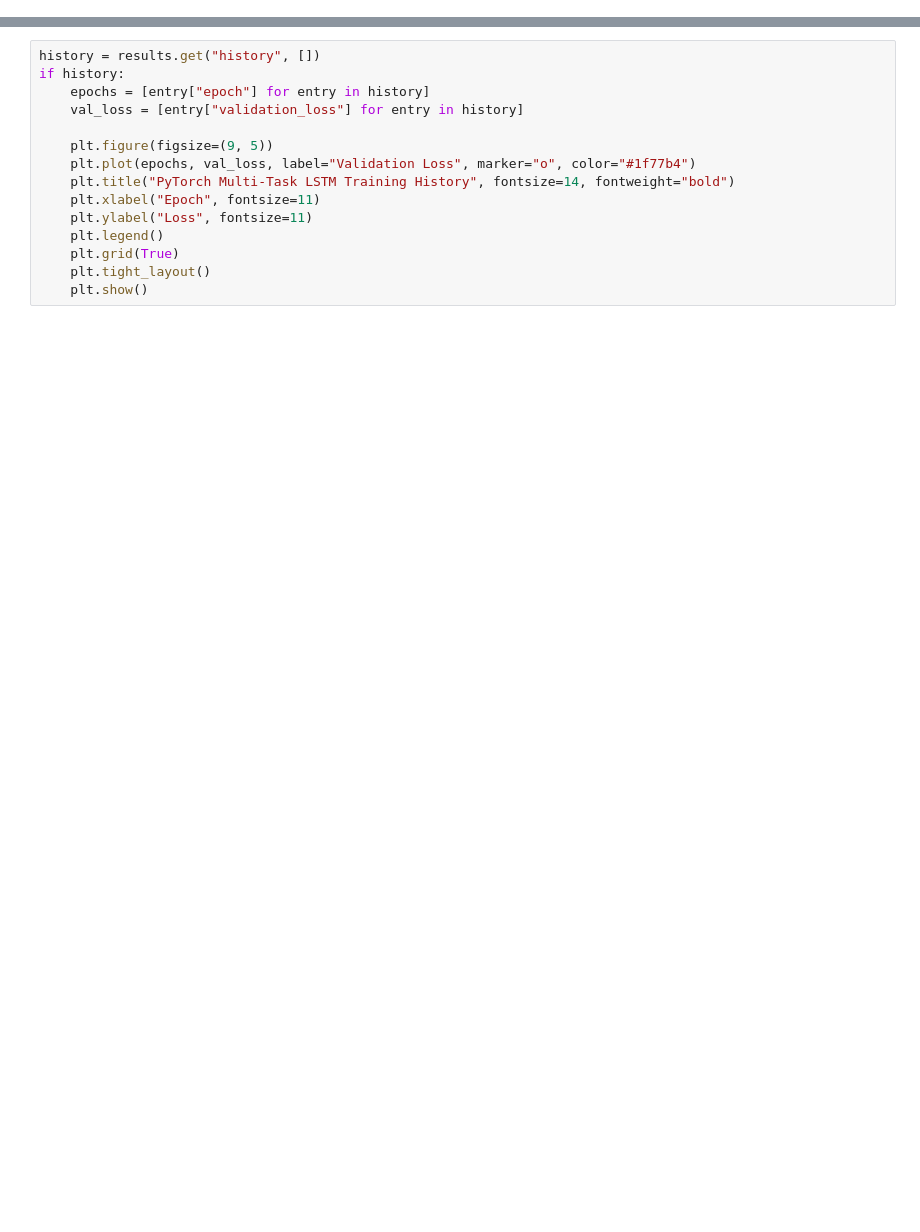
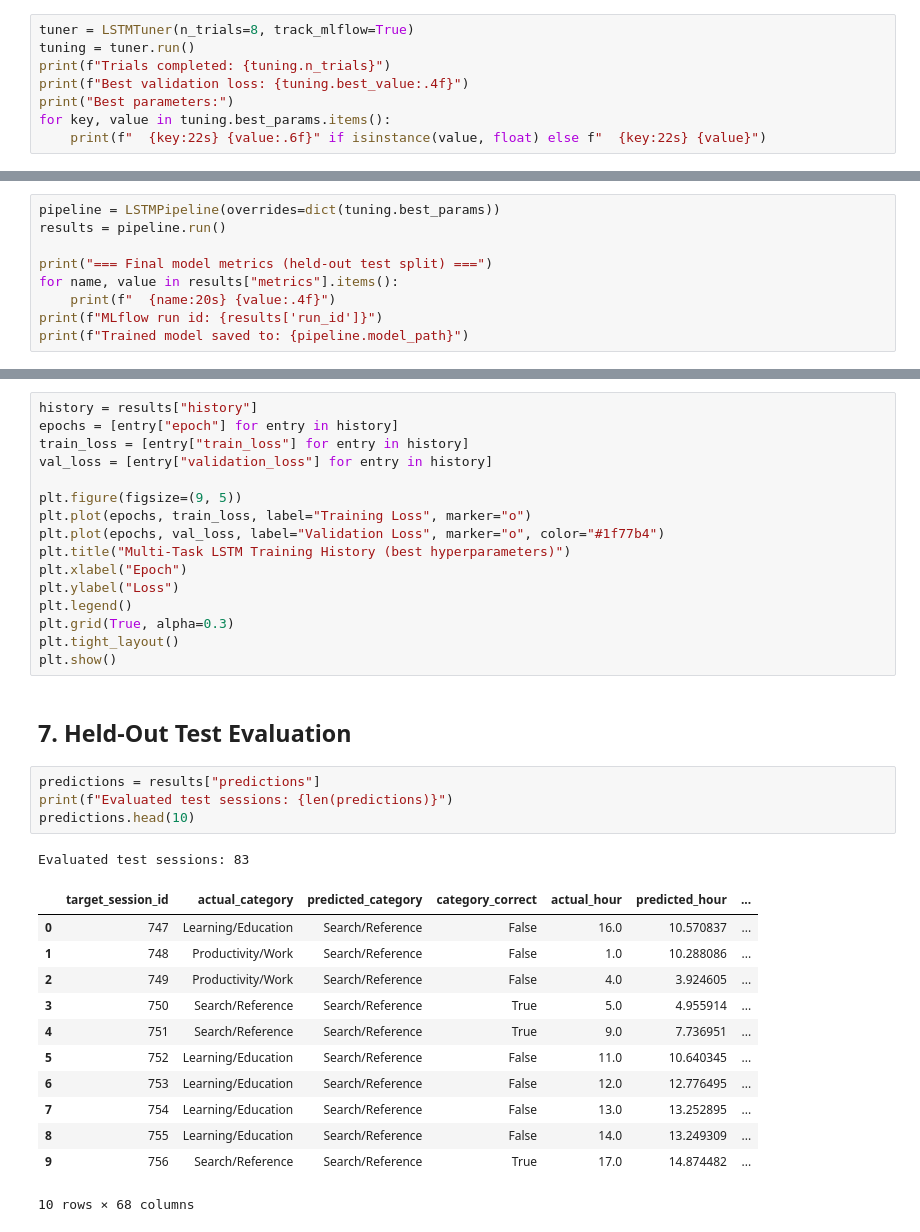
Before and after one commit to abishek-murugan/Intelligent-Browser-Behavior-Analytics-Platform, a Jupyter notebook: notebooks/03_lstm_next_session.ipynb, the cells around one changed output, grey strips where cells are left out. Saved outputs shown, nothing was run; the diff lists cells and outputs as text; blank space fills up the shorter version.

```diff
--- a/notebooks/03_lstm_next_session.ipynb
+++ b/notebooks/03_lstm_next_session.ipynb
@@ -38,0 +154,8 @@ print(f"  - Test Category RMSE: {results['metrics']['test_rmse']:.4f}")
+# %%
+tuner = LSTMTuner(n_trials=8, track_mlflow=True)
+tuning = tuner.run()
+print(f"Trials completed: {tuning.n_trials}")
+print(f"Best validation loss: {tuning.best_value:.4f}")
+print("Best parameters:")
+for key, value in tuning.best_params.items():
+    print(f"  {key:22s} {value:.6f}" if isinstance(value, float) else f"  {key:22s} {value}")
@@ -38,0 +215,9 @@ print(f"  - Test Category RMSE: {results['metrics']['test_rmse']:.4f}")
+# %%
+pipeline = LSTMPipeline(overrides=dict(tuning.best_params))
+results = pipeline.run()
+
+print("=== Final model metrics (held-out test split) ===")
+for name, value in results["metrics"].items():
+    print(f"  {name:20s} {value:.4f}")
+print(f"MLflow run id: {results['run_id']}")
+print(f"Trained model saved to: {pipeline.model_path}")
@@ -41,15 +246,36 @@ print(f"  - Test Category RMSE: {results['metrics']['test_rmse']:.4f}")
 # %%
-history = results.get("history", [])
-if history:
-    epochs = [entry["epoch"] for entry in history]
-    val_loss = [entry["validation_loss"] for entry in history]
+history = results["history"]
+epochs = [entry["epoch"] for entry in history]
+train_loss = [entry["train_loss"] for entry in history]
+val_loss = [entry["validation_loss"] for entry in history]
 
-    plt.figure(figsize=(9, 5))
-    plt.plot(epochs, val_loss, label="Validation Loss", marker="o", color="#1f77b4")
-    plt.title("PyTorch Multi-Task LSTM Training History", fontsize=14, fontweight="bold")
-    plt.xlabel("Epoch", fontsize=11)
-    plt.ylabel("Loss", fontsize=11)
-    plt.legend()
-    plt.grid(True)
-    plt.tight_layout()
-    plt.show()
+plt.figure(figsize=(9, 5))
+plt.plot(epochs, train_loss, label="Training Loss", marker="o")
+plt.plot(epochs, val_loss, label="Validation Loss", marker="o", color="#1f77b4")
+plt.title("Multi-Task LSTM Training History (best hyperparameters)")
+plt.xlabel("Epoch")
+plt.ylabel("Loss")
+plt.legend()
+plt.grid(True, alpha=0.3)
+plt.tight_layout()
+plt.show()
+# %% [markdown]
+## 7. Held-Out Test Evaluation
+# %%
+predictions = results["predictions"]
+print(f"Evaluated test sessions: {len(predictions)}")
+predictions.head(10)
+# %% [output]
+Evaluated test sessions: 83
+|  | target_session_id | actual_category | predicted_category | category_correct | actual_hour | predicted_hour | ... |
+| 0 | 747 | Learning/Education | Search/Reference | False | 16.0 | 10.570837 | ... |
+| 1 | 748 | Productivity/Work | Search/Reference | False | 1.0 | 10.288086 | ... |
+| 2 | 749 | Productivity/Work | Search/Reference | False | 4.0 | 3.924605 | ... |
+| 3 | 750 | Search/Reference | Search/Reference | True | 5.0 | 4.955914 | ... |
+| 4 | 751 | Search/Reference | Search/Reference | True | 9.0 | 7.736951 | ... |
+| 5 | 752 | Learning/Education | Search/Reference | False | 11.0 | 10.640345 | ... |
+| 6 | 753 | Learning/Education | Search/Reference | False | 12.0 | 12.776495 | ... |
+| 7 | 754 | Learning/Education | Search/Reference | False | 13.0 | 13.252895 | ... |
+| 8 | 755 | Learning/Education | Search/Reference | False | 14.0 | 13.249309 | ... |
+| 9 | 756 | Search/Reference | Search/Reference | True | 17.0 | 14.874482 | ... |
+10 rows × 68 columns
```
Also changed, not shown: parts of 29 cells of this notebook, 1 other file.
